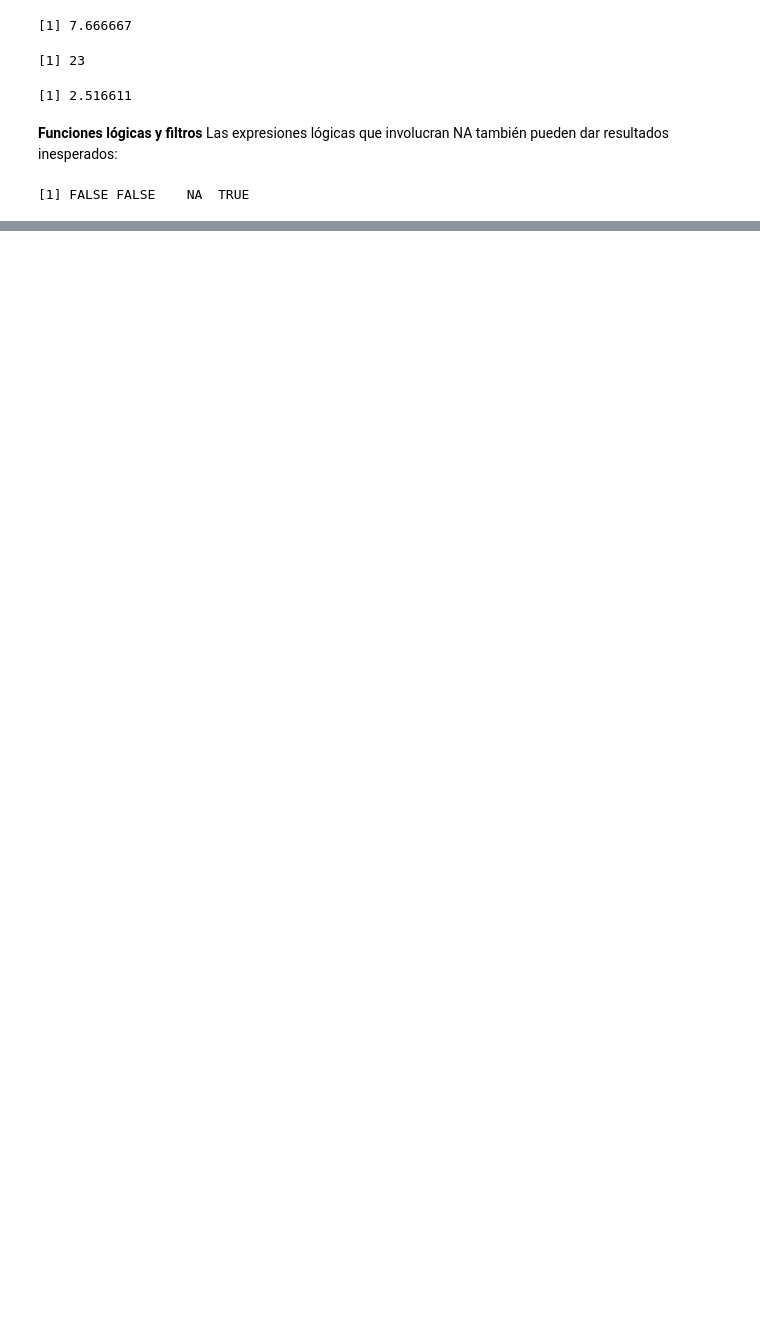
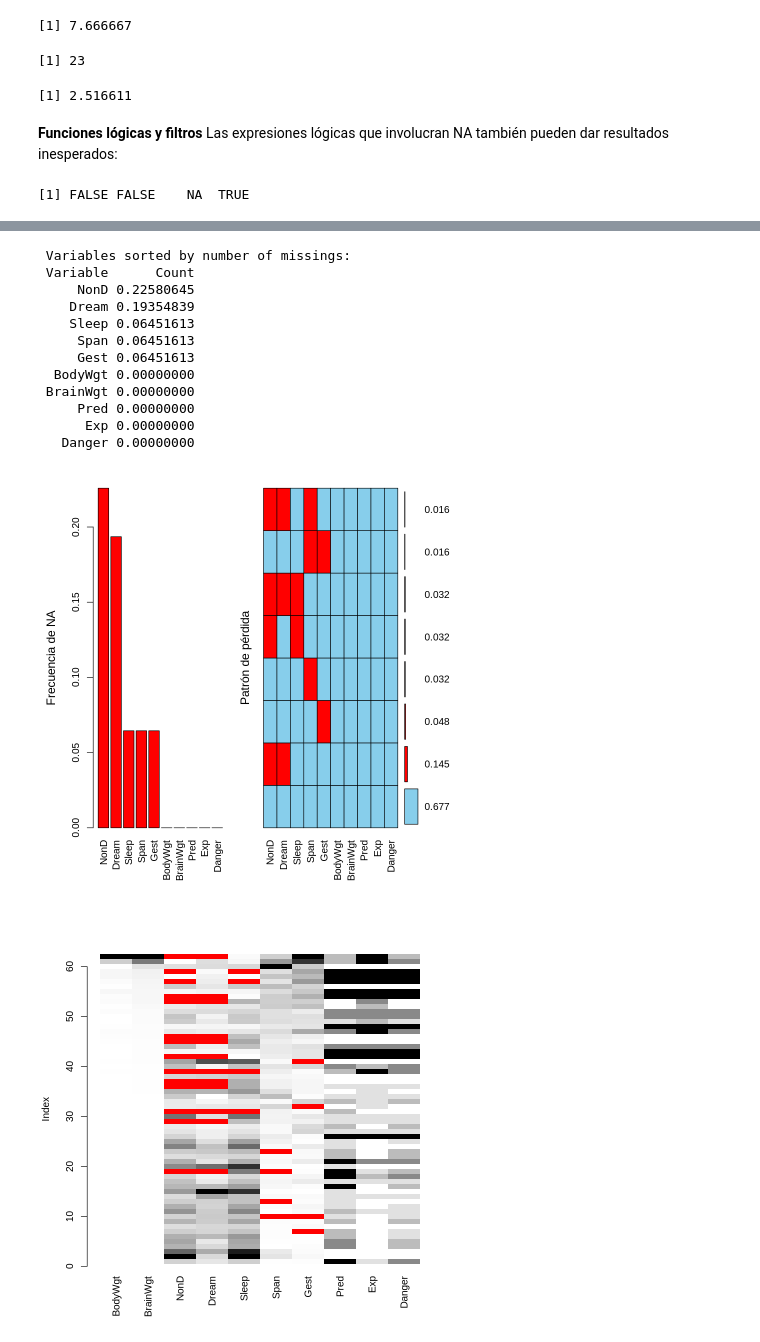
Before and after one commit to ednavivianasegura/ERAP_Curso_R, a Jupyter notebook: ERAP_R_Course_ModuloII.ipynb, the cells around one changed output, grey strips where cells are left out. Drawn from its saved outputs; the diff is of its cells as text; code cells hidden in the pictures; blank space fills up the shorter version.

```diff
--- a/ERAP_R_Course_ModuloII.ipynb
+++ b/ERAP_R_Course_ModuloII.ipynb
@@ -57,0 +395,45 @@ x > 2
+# %%
+data(sleep, package = "VIM")
+
+# Visualizar patrón general
+aggr(sleep, numbers = TRUE, sortVars = TRUE, gap = 3,
+     ylab = c("Frecuencia de NA", "Patrón de pérdida"))
+
+# También útil: matriz de patrones
+matrixplot(sleep, sortby = 2)
+
+
+
+
+# 4. Mecanismos de pérdida de datos: MCAR, MAR y MNAR
+
+## MCAR: Missing Completely At Random
+
+
+# La probabilidad de pérdida es completamente aleatoria. No depende de otras variables.
+
+
+## MAR: Missing At Random
+
+
+# La pérdida depende de variables observadas (ej. edad), pero no del valor faltante.
+
+
+## MNAR: Missing Not At Random
+
+# La pérdida depende del valor perdido en sí mismo (no observable directamente).
+# %% [output]
+ Variables sorted by number of missings:
+ Variable      Count
+     NonD 0.22580645
+    Dream 0.19354839
+    Sleep 0.06451613
+     Span 0.06451613
+     Gest 0.06451613
+  BodyWgt 0.00000000
+ BrainWgt 0.00000000
+     Pred 0.00000000
+      Exp 0.00000000
+   Danger 0.00000000
+[figure, added]
+[figure, added]
```
Also changed, not shown: parts of 16 cells of this notebook.
